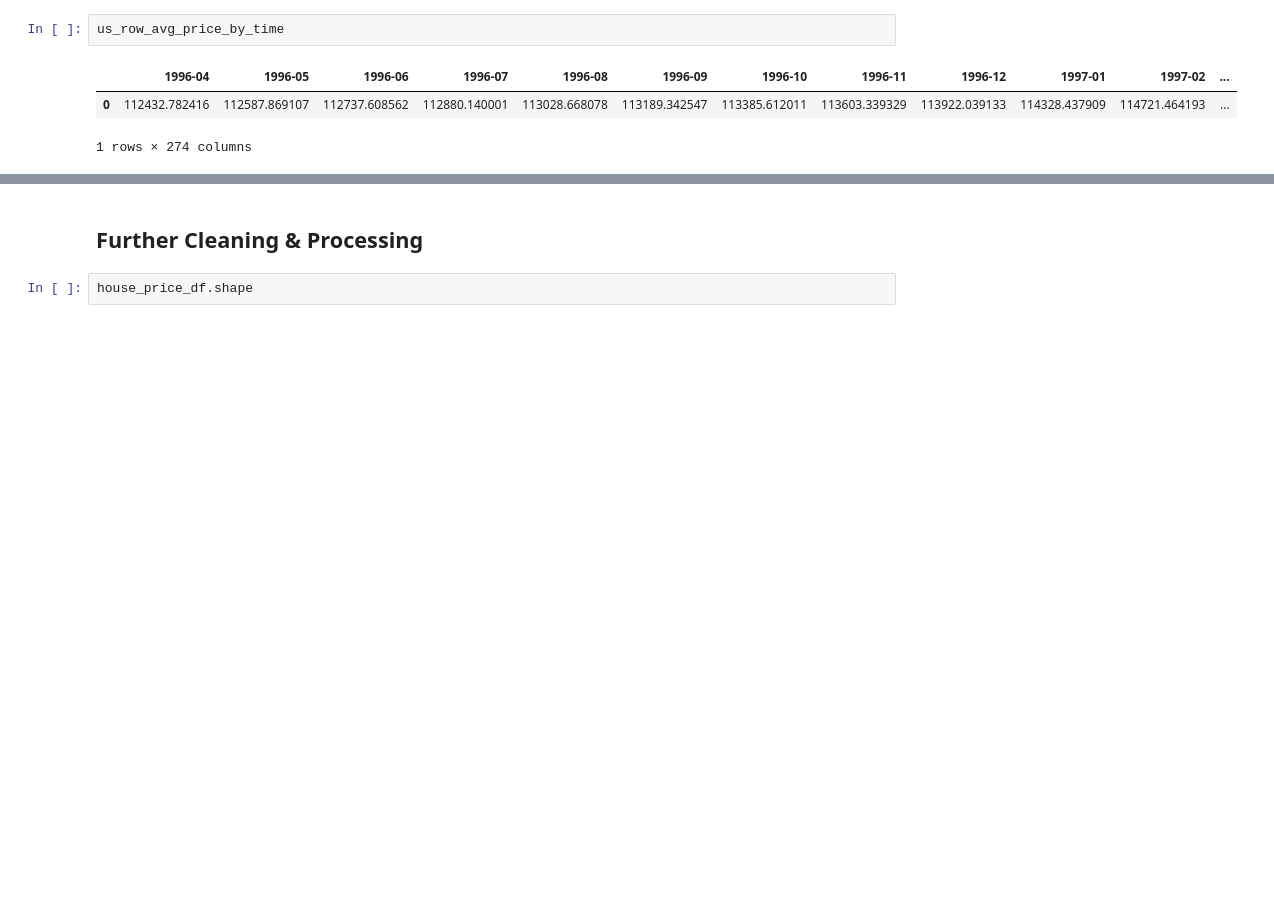
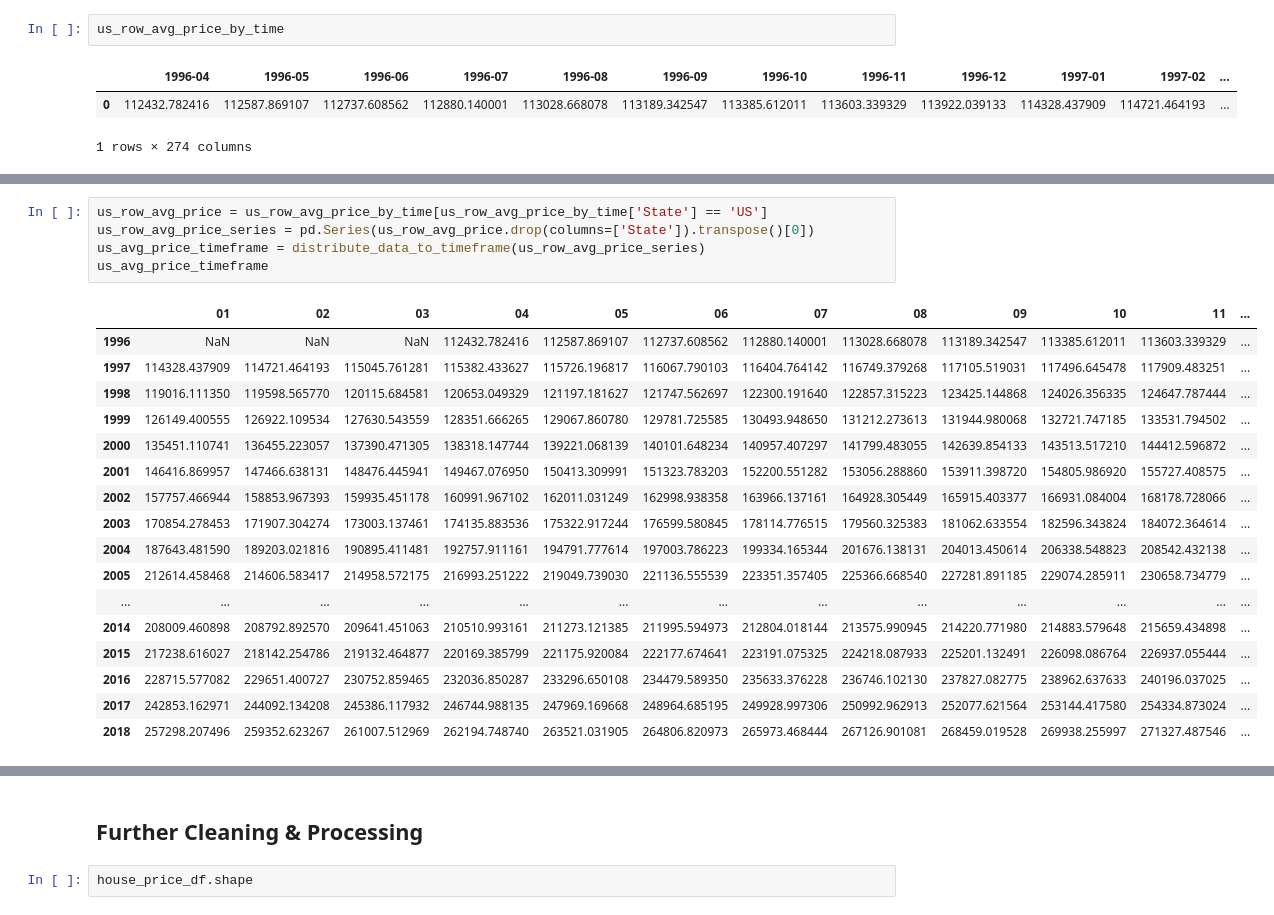
Before and after one commit to psylanrex/notebooks, a Jupyter notebook: re_main.ipynb, the cells around one changed output, grey strips where cells are left out. Drawn from its saved outputs; the diff is of its cells as text; blank space fills up the shorter version.

```diff
--- a/re_main.ipynb
+++ b/re_main.ipynb
@@ -457,0 +442,23 @@ timeframe
+# %%
+us_row_avg_price = us_row_avg_price_by_time[us_row_avg_price_by_time['State'] == 'US']
+us_row_avg_price_series = pd.Series(us_row_avg_price.drop(columns=['State']).transpose()[0])
+us_avg_price_timeframe = distribute_data_to_timeframe(us_row_avg_price_series)
+us_avg_price_timeframe
+# %% [output]
+|  | 01 | 02 | 03 | 04 | 05 | 06 | 07 | 08 | 09 | 10 | 11 | ... |
+| 1996 | NaN | NaN | NaN | 112432.782416 | 112587.869107 | 112737.608562 | 112880.140001 | 113028.668078 | 113189.342547 | 113385.612011 | 113603.339329 | ... |
+| 1997 | 114328.437909 | 114721.464193 | 115045.761281 | 115382.433627 | 115726.196817 | 116067.790103 | 116404.764142 | 116749.379268 | 117105.519031 | 117496.645478 | 117909.483251 | ... |
+| 1998 | 119016.111350 | 119598.565770 | 120115.684581 | 120653.049329 | 121197.181627 | 121747.562697 | 122300.191640 | 122857.315223 | 123425.144868 | 124026.356335 | 124647.787444 | ... |
+| 1999 | 126149.400555 | 126922.109534 | 127630.543559 | 128351.666265 | 129067.860780 | 129781.725585 | 130493.948650 | 131212.273613 | 131944.980068 | 132721.747185 | 133531.794502 | ... |
+| 2000 | 135451.110741 | 136455.223057 | 137390.471305 | 138318.147744 | 139221.068139 | 140101.648234 | 140957.407297 | 141799.483055 | 142639.854133 | 143513.517210 | 144412.596872 | ... |
+| 2001 | 146416.869957 | 147466.638131 | 148476.445941 | 149467.076950 | 150413.309991 | 151323.783203 | 152200.551282 | 153056.288860 | 153911.398720 | 154805.986920 | 155727.408575 | ... |
+| 2002 | 157757.466944 | 158853.967393 | 159935.451178 | 160991.967102 | 162011.031249 | 162998.938358 | 163966.137161 | 164928.305449 | 165915.403377 | 166931.084004 | 168178.728066 | ... |
+| 2003 | 170854.278453 | 171907.304274 | 173003.137461 | 174135.883536 | 175322.917244 | 176599.580845 | 178114.776515 | 179560.325383 | 181062.633554 | 182596.343824 | 184072.364614 | ... |
+| 2004 | 187643.481590 | 189203.021816 | 190895.411481 | 192757.911161 | 194791.777614 | 197003.786223 | 199334.165344 | 201676.138131 | 204013.450614 | 206338.548823 | 208542.432138 | ... |
+| 2005 | 212614.458468 | 214606.583417 | 214958.572175 | 216993.251222 | 219049.739030 | 221136.555539 | 223351.357405 | 225366.668540 | 227281.891185 | 229074.285911 | 230658.734779 | ... |
+| ... | ... | ... | ... | ... | ... | ... | ... | ... | ... | ... | ... | ... |
+| 2014 | 208009.460898 | 208792.892570 | 209641.451063 | 210510.993161 | 211273.121385 | 211995.594973 | 212804.018144 | 213575.990945 | 214220.771980 | 214883.579648 | 215659.434898 | ... |
+| 2015 | 217238.616027 | 218142.254786 | 219132.464877 | 220169.385799 | 221175.920084 | 222177.674641 | 223191.075325 | 224218.087933 | 225201.132491 | 226098.086764 | 226937.055444 | ... |
+| 2016 | 228715.577082 | 229651.400727 | 230752.859465 | 232036.850287 | 233296.650108 | 234479.589350 | 235633.376228 | 236746.102130 | 237827.082775 | 238962.637633 | 240196.037025 | ... |
+| 2017 | 242853.162971 | 244092.134208 | 245386.117932 | 246744.988135 | 247969.169668 | 248964.685195 | 249928.997306 | 250992.962913 | 252077.621564 | 253144.417580 | 254334.873024 | ... |
+| 2018 | 257298.207496 | 259352.623267 | 261007.512969 | 262194.748740 | 263521.031905 | 264806.820973 | 265973.468444 | 267126.901081 | 268459.019528 | 269938.255997 | 271327.487546 | ... |
```
Also changed, not shown: parts of 8 cells of this notebook.
